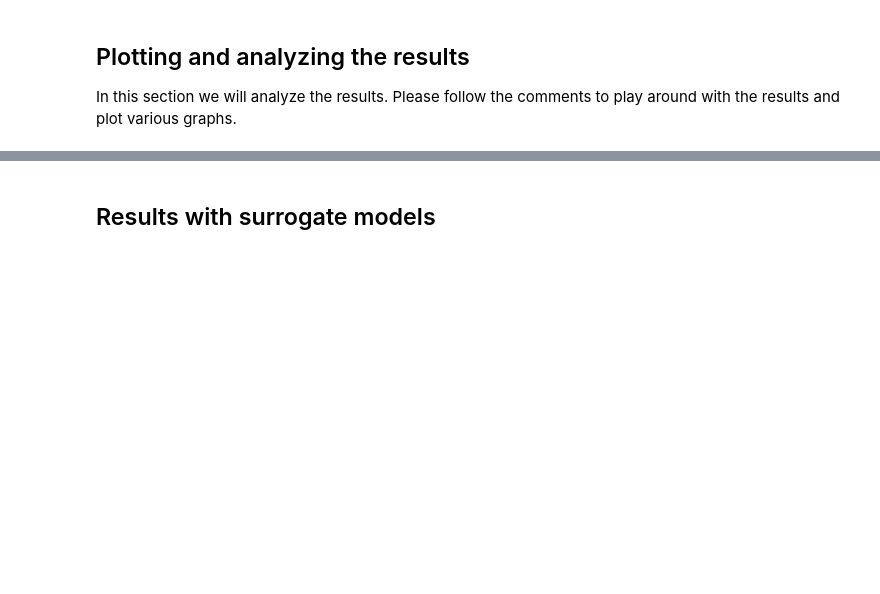
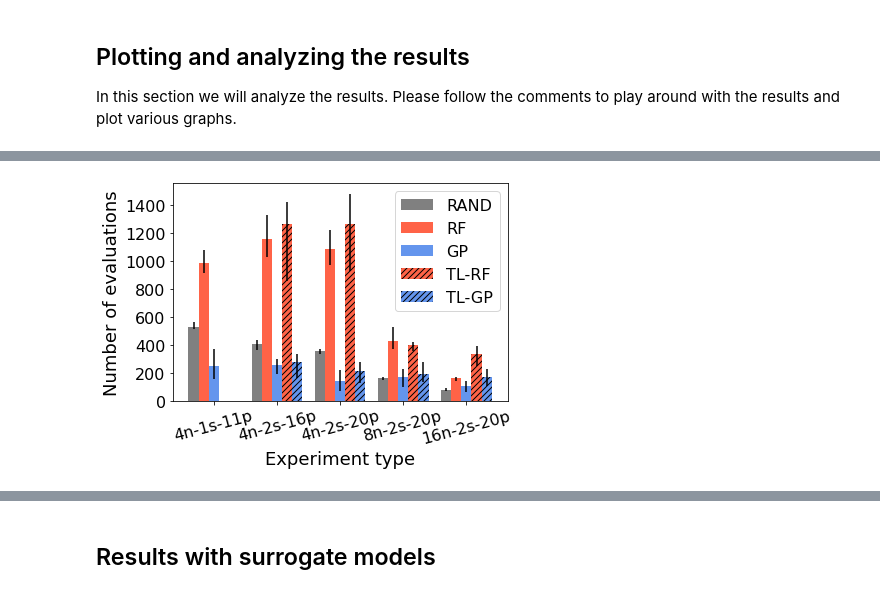
Before and after one commit to hepnos/HEPnOS-Autotuning-analysis, a Jupyter notebook: analysis.ipynb, the cells around one changed output, grey strips where cells are left out. Saved outputs shown, nothing was run; the diff lists cells and outputs as text; code cells hidden in the pictures; blank space fills up the shorter version.

Commit message:
changed labels

```diff
--- a/analysis.ipynb
+++ b/analysis.ipynb
@@ -66,6 +102,15 @@ from functools import cache
 import matplotlib.pyplot as plt
 
 %matplotlib inline
+# %%
+# The reviewers wanted clearer names for each type of experiment so let's define a mapping
+exp_rename = {
+    '4-F-F': '4n-1s-11p',
+    '4-T-F': '4n-2s-16p',
+    '4-T-T': '4n-2s-20p',
+    '8-T-T': '8n-2s-20p',
+    '16-T-T': '16n-2s-20p'
+}
 # %%
 # Let's define a Job class representing a single repetition of an experiment
 
@@ -465,6 +550,7 @@ for tl_exp_name, tl_exp in exps.items():
 # Let's compute some quantities to plot some bar charts now
 
 index = ["4-F-F", "4-T-F", "4-T-T", "8-T-T", "16-T-T"]
+labels = [exp_rename[name] for name in index]
 models = ['RAND', 'RF', 'GP', 'TL-RF', 'TL-GP']
 data = {}
 
@@ -516,31 +602,34 @@ for model in models:
 # %%
 # Let's plot the number of evaluations as a bar chart
 evaluations = pd.DataFrame(
     {model : data[model]['evaluations'] for model in models},
-    index=index
+    index=labels
 )
 means = evaluations
 mins = pd.DataFrame(
     {model : data[model]['evaluations min'] for model in models},
-    index=index
+    index=labels
 )
 maxs = pd.DataFrame(
     {model : data[model]['evaluations max'] for model in models},
-    index=index
+    index=labels
 )
 errors = [[means[c] - mins[c], maxs[c] - means[c]] for c in evaluations.columns]
 
 ax = evaluations.plot.bar(rot=0, color=['grey', 'tomato', 'cornflowerblue', 'tomato', 'cornflowerblue'], fontsize=16,
                           ylabel='Number of evaluations', xlabel='Experiment type',
                           yerr=errors, width=0.8)
 bars = ax.patches
 for i in range(15, 25):
     bars[i].set_hatch('////')
 
 ax.xaxis.label.set_size(18)
 ax.yaxis.label.set_size(18)
+ax.set_xticklabels(labels, rotation = 15)
 ax.legend(fontsize=16)
 ax.get_figure().savefig(f'figures/theta/bar-chart-evaluations.pdf', bbox_inches='tight')
+# %% [output]
+[figure, added]
 # %%
 # Let's plot the average worker utilization as a bar chart
 utilization = pd.DataFrame(
```
Also changed, not shown: parts of 22 cells of this notebook.
